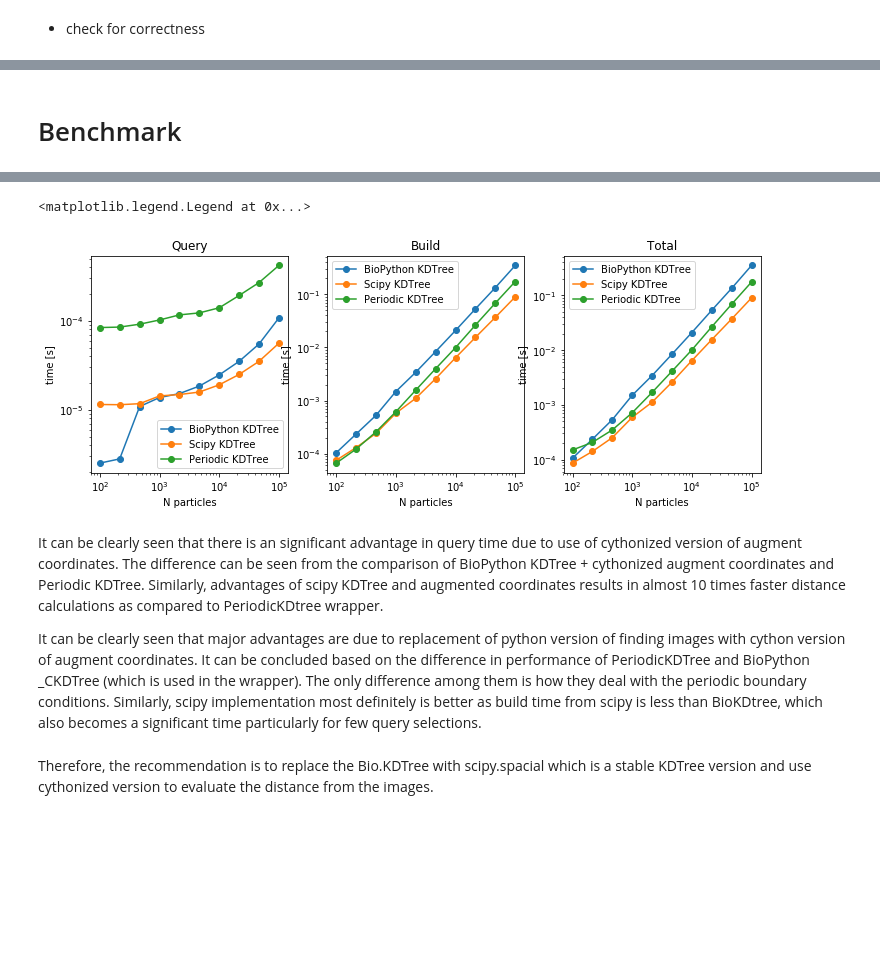
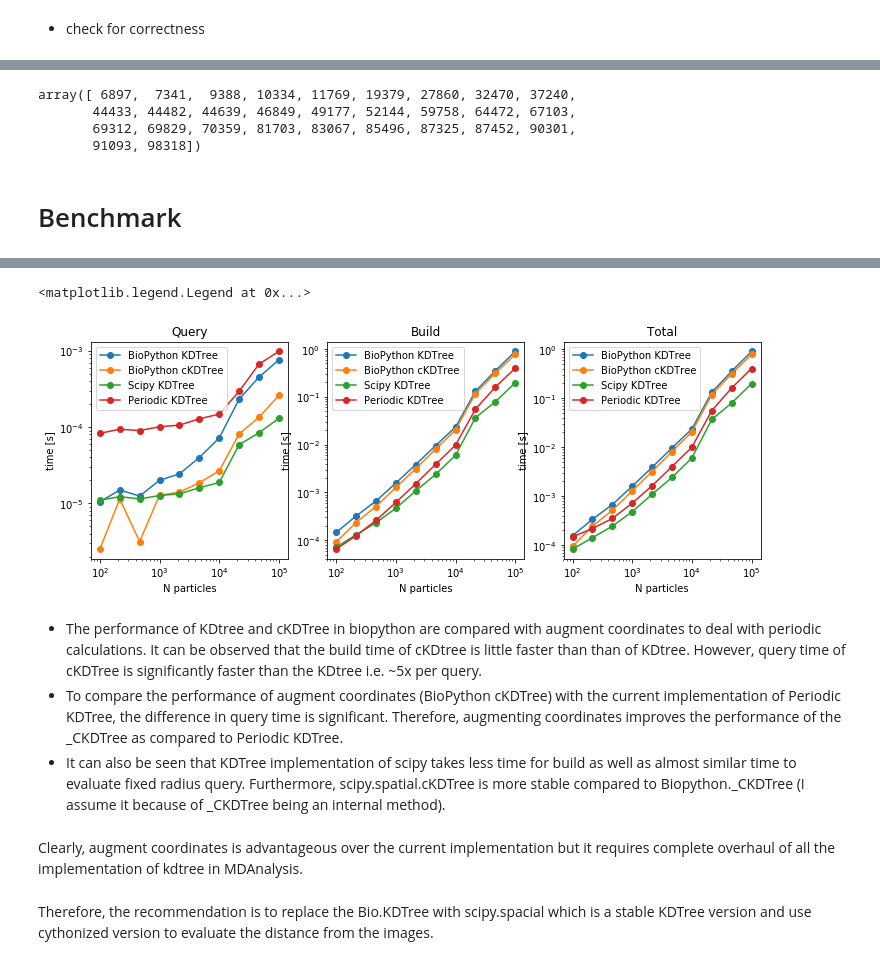
Before and after one commit to ayushsuhane/Benchmarks_Distance, a Jupyter notebook: Notebooks/SingleQueryComparison.ipynb, the cells around one changed output, grey strips where cells are left out. Cells and saved outputs as stored; diff of their text form; code cells hidden in the pictures; blank space fills up the shorter version.

Commit message:
added another case with Biopython KDTree + augment

```diff
--- a/Notebooks/SingleQueryComparison.ipynb
+++ b/Notebooks/SingleQueryComparison.ipynb
@@ -83,3 +94,3 @@ array([ 3301,  9050,  9551, 10005, 11072, 13376, 15623, 22530, 25499,
 # %%
-paug, mapping = paug_build(BOX, points, CUTOFF)
+bp, bmapping = biopython_build(BOX, points, CUTOFF)
 # %%
@@ -94,0 +105,2 @@ array([ 3301,  9050,  9551, 10005, 11072, 13376, 15623, 22530, 25499,
+# %%
+cbp, cmapping = cbiopython_build(BOX, points, CUTOFF)
@@ -95,3 +116,3 @@ array([ 3301,  9050,  9551, 10005, 11072, 13376, 15623, 22530, 25499,
 # %%
-saug,  smapping = scaug_build(BOX, points, CUTOFF)
+sc,  smapping = scipy_build(BOX, points, CUTOFF)
 # %%
@@ -107 +120,8 @@ array([ 3301,  9050,  9551, 10005, 11072, 13376, 15623, 22530, 25499,
+# %%
+indices_scipy
+# %% [output]
+array([ 6897,  7341,  9388, 10334, 11769, 19379, 27860, 32470, 37240,
+       44433, 44482, 44639, 46849, 49177, 52144, 59758, 64472, 67103,
+       69312, 69829, 70359, 81703, 83067, 85496, 87325, 87452, 90301,
+       91093, 98318])
 # %%
@@ -127,8 +147,9 @@ for N in tqdm_notebook(np.unique(npoints)):
 
     # Build
     pkdt = pkdt_build(box, points)
-    paug, mapping = paug_build(box, points, cutoff)
-    saug, smapping = scaug_build(box, points, cutoff)
+    bp, bmapping = biopython_build(box, points, cutoff)
+    cbp, cmapping = cbiopython_build(box, points, cutoff)
+    sc, smapping = scipy_build(box, points, cutoff)
 
     # Run
     qres = %timeit -q -o pkdt_query(pkdt, points, query, cutoff)
@@ -139,18 +160,28 @@ for N in tqdm_notebook(np.unique(npoints)):
 
     res_total['pkdtree'].append(bres.average + qres.average)
 
-    qres = %timeit -q -o paug_query(paug, query, cutoff, mapping, len(points))
+    # Biopython KDTree + Augment
+    qres = %timeit -q -o biopython_query(bp, query, cutoff, bmapping, len(points))
     res_query['augment+KDtree'].append(qres.average)
 
-    bres = %timeit -q -o paug_build(BOX, points, cutoff)
+    bres = %timeit -q -o biopython_build(box, points, cutoff)
     res_build['augment+KDtree'].append(bres.average)
     res_total['augment+KDtree'].append(bres.average + qres.average)
 
 
-    qres = %timeit -q -o scaug_query(saug, query, cutoff, smapping, len(points))
+    # Biopython cKDTree + Augment
+    qres = %timeit -q -o cbiopython_query(cbp, query, cutoff, cmapping, len(points))
+    res_query['augment+cKDtree'].append(qres.average)
+
+    bres = %timeit -q -o cbiopython_build(box, points, cutoff)
+    res_build['augment+cKDtree'].append(bres.average)
+    res_total['augment+cKDtree'].append(bres.average + qres.average)
+
+    # Scipy cKDTree + Augment
+    qres = %timeit -q -o scipy_query(sc, query, cutoff, smapping, len(points))
     res_query['augment+scipy-KDtree'].append(qres.average)
 
-    bres = %timeit -q -o scaug_build(BOX, points, cutoff)
+    bres = %timeit -q -o scipy_build(box, points, cutoff)
     res_build['augment+scipy-KDtree'].append(bres.average)
     res_total['augment+scipy-KDtree'].append(bres.average + qres.average)
 # %% [output]
@@ -158,33 +189,38 @@ for N in tqdm_notebook(np.unique(npoints)):
 # %%
 fig, axes = plt.subplots(ncols = 3, figsize = plt.figaspect(1/3))
 
 ax = axes[0]
 
 ax.plot(npoints, res_query['augment+KDtree'], 'o-', label='BioPython KDTree')
+ax.plot(npoints, res_query['augment+cKDtree'], 'o-', label='BioPython cKDTree')
 ax.plot(npoints, res_query['augment+scipy-KDtree'], 'o-', label='Scipy KDTree')
 ax.plot(npoints, res_query['pkdtree'], 'o-', label='Periodic KDTree')
 ax.set(xlabel='N particles', ylabel='time [s]', xscale='log', yscale='log', title='Query')
 ax.legend()
 
 ax = axes[1]
 ax.plot(npoints, res_build['augment+KDtree'], 'o-', label='BioPython KDTree')
+ax.plot(npoints, res_build['augment+cKDtree'], 'o-', label='BioPython cKDTree')
 ax.plot(npoints, res_build['augment+scipy-KDtree'], 'o-', label='Scipy KDTree')
 ax.plot(npoints, res_build['pkdtree'], 'o-', label='Periodic KDTree')
 ax.set(xlabel='N particles', ylabel='time [s]', xscale='log', yscale='log', title='Build')
 ax.legend()
 
 ax = axes[2]
 ax.plot(npoints, res_total['augment+KDtree'], 'o-', label='BioPython KDTree')
+ax.plot(npoints, res_total['augment+cKDtree'], 'o-', label='BioPython cKDTree')
 ax.plot(npoints, res_total['augment+scipy-KDtree'], 'o-', label='Scipy KDTree')
 ax.plot(npoints, res_total['pkdtree'], 'o-', label='Periodic KDTree')
 ax.set(xlabel='N particles', ylabel='time [s]', xscale='log', yscale='log', title='Total')
 ax.legend()
 # %% [output]
 <matplotlib.legend.Legend at 0x...>
-[figure, old version]
+[figure, new version]
-# %% [markdown]
-It can be clearly seen that there is an significant advantage in query time due to use of cythonized version of augment coordinates. The difference can be seen from the comparison of BioPython KDTree + cythonized augment coordinates and Periodic KDTree. Similarly, advantages of scipy KDTree and augmented coordinates results in almost 10 times faster distance calculations as compared to PeriodicKDtree wrapper.
-
-It can be clearly seen that major advantages are due to replacement of python version of finding images with cython version of augment coordinates. It can be concluded based on the difference in performance of PeriodicKDTree and BioPython _CKDTree (which is used in the wrapper). The only difference among them is how they deal with the periodic boundary conditions. Similarly, scipy implementation most definitely is better as build time from scipy is less than BioKDtree, which also becomes a significant time particularly for few query selections.
+# %% [markdown]
+* The performance of KDtree and cKDTree in biopython are compared with augment coordinates to deal with periodic calculations. It can be observed that the build time of cKDtree is little faster than than of KDtree. However, query time of cKDTree is significantly faster than the KDtree i.e. ~5x per query.
+* To compare the performance of augment coordinates (BioPython cKDTree) with the current implementation of Periodic KDTree, the difference in query time is significant. Therefore, augmenting coordinates improves the performance of the _CKDTree as compared to Periodic KDTree.
+* It can also be seen that KDTree implementation of scipy takes less time for build as well as almost similar time to evaluate fixed radius query. Furthermore, scipy.spatial.cKDTree is more stable compared to Biopython._CKDTree (I assume it because of _CKDTree being an internal method).
+# %% [markdown]
+Clearly, augment coordinates is advantageous over the current implementation but it requires complete overhaul of all the implementation of kdtree in MDAnalysis.
 # %% [markdown]
 Therefore, the recommendation is to replace the Bio.KDTree with scipy.spacial which is a stable KDTree version and use cythonized version to evaluate the distance from the images.
```
Also changed, not shown: parts of 12 cells of this notebook.
